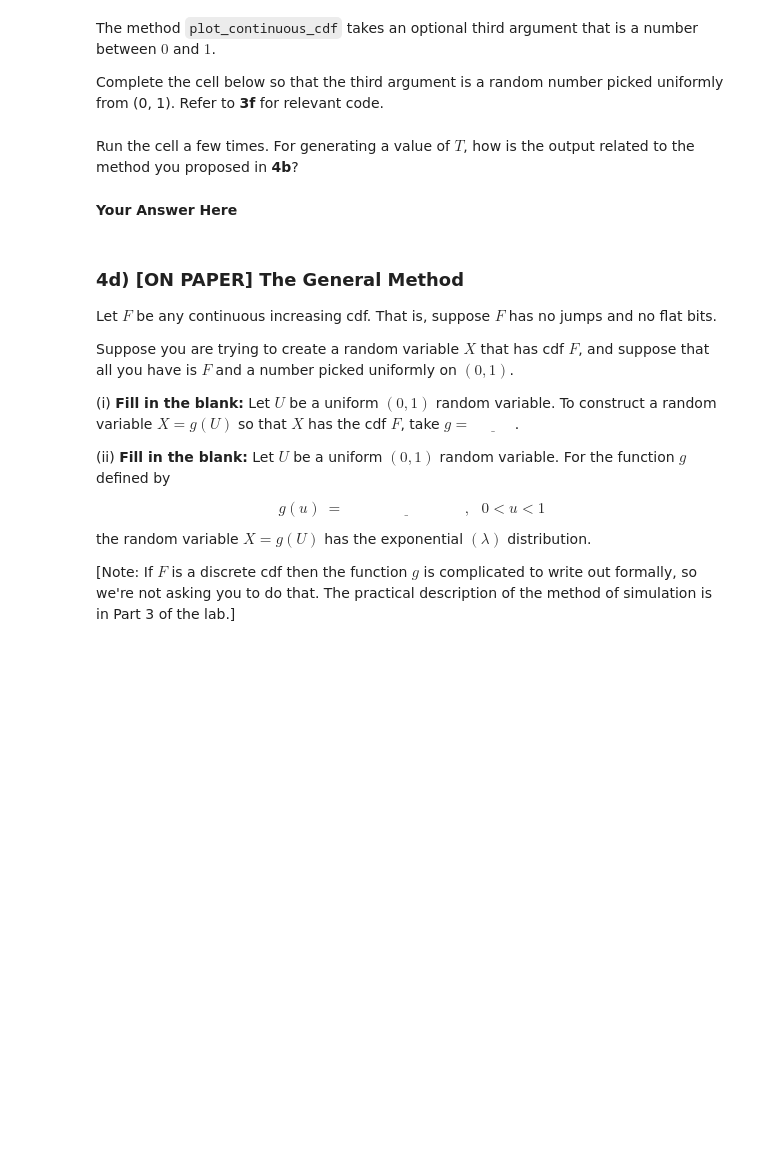
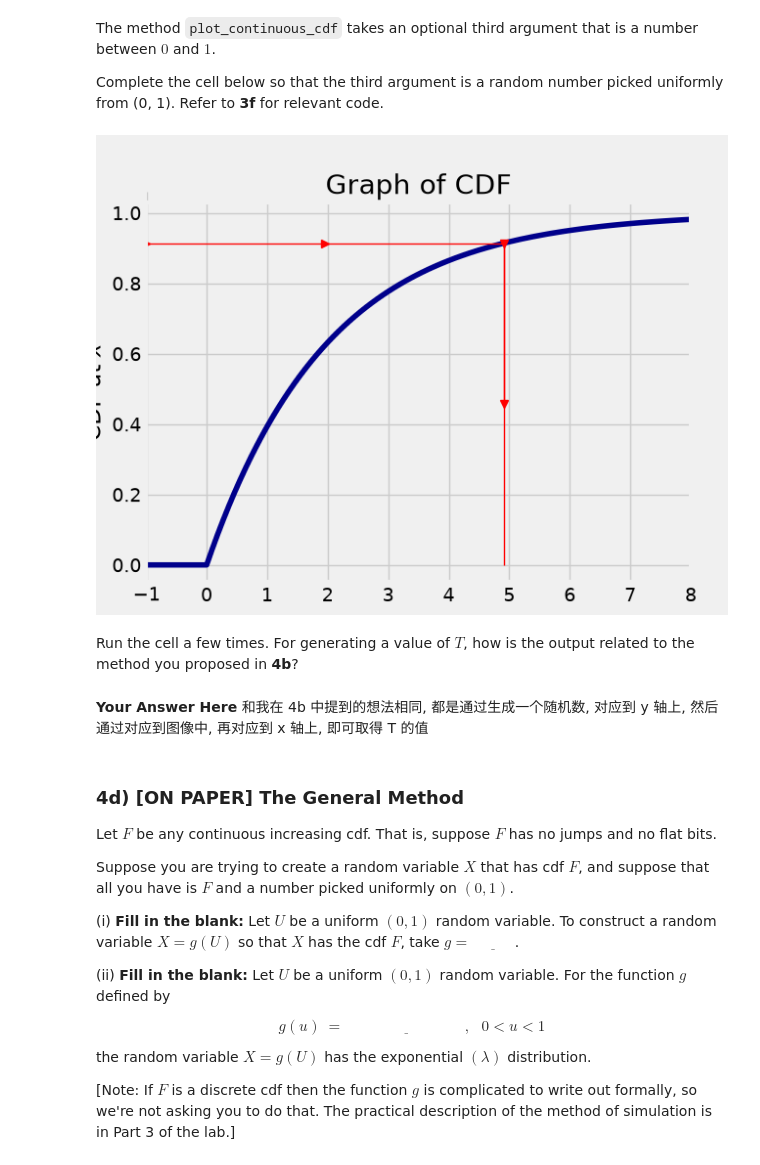
Before and after one commit to dk363/data140, a Jupyter notebook: lab/Lab_06.ipynb, the cells around one changed output. Drawn from its saved outputs; the diff is of its cells as text; code cells hidden in the pictures; blank space fills up the shorter version.

```diff
--- a/lab/Lab_06.ipynb
+++ b/lab/Lab_06.ipynb
@@ -883,8 +894,13 @@ Complete the cell below so that the third argument is a random number picked uni
+# %%
+plot_continuous_cdf((-1, 8), expon_mean2_cdf, stats.uniform.rvs(0, 1, size=1))
+# %% [output]
+[figure, added]
 # %% [markdown]
 Run the cell a few times. For generating a value of $T$, how is the output related to the method you proposed in **4b**?
-# %% [markdown]
-
-**Your Answer Here**
+# %% [markdown]
+
+**Your Answer Here**
+和我在 4b 中提到的想法相同, 都是通过生成一个随机数, 对应到 y 轴上, 然后通过对应到图像中, 再对应到 x 轴上, 即可取得 T 的值
 # %% [markdown]
 ### 4d) [ON PAPER] The General Method ###
 Let $F$ be any continuous increasing cdf. That is, suppose $F$ has no jumps and no flat bits.
```
Also changed, not shown: parts of 52 cells of this notebook, 1 other file.
